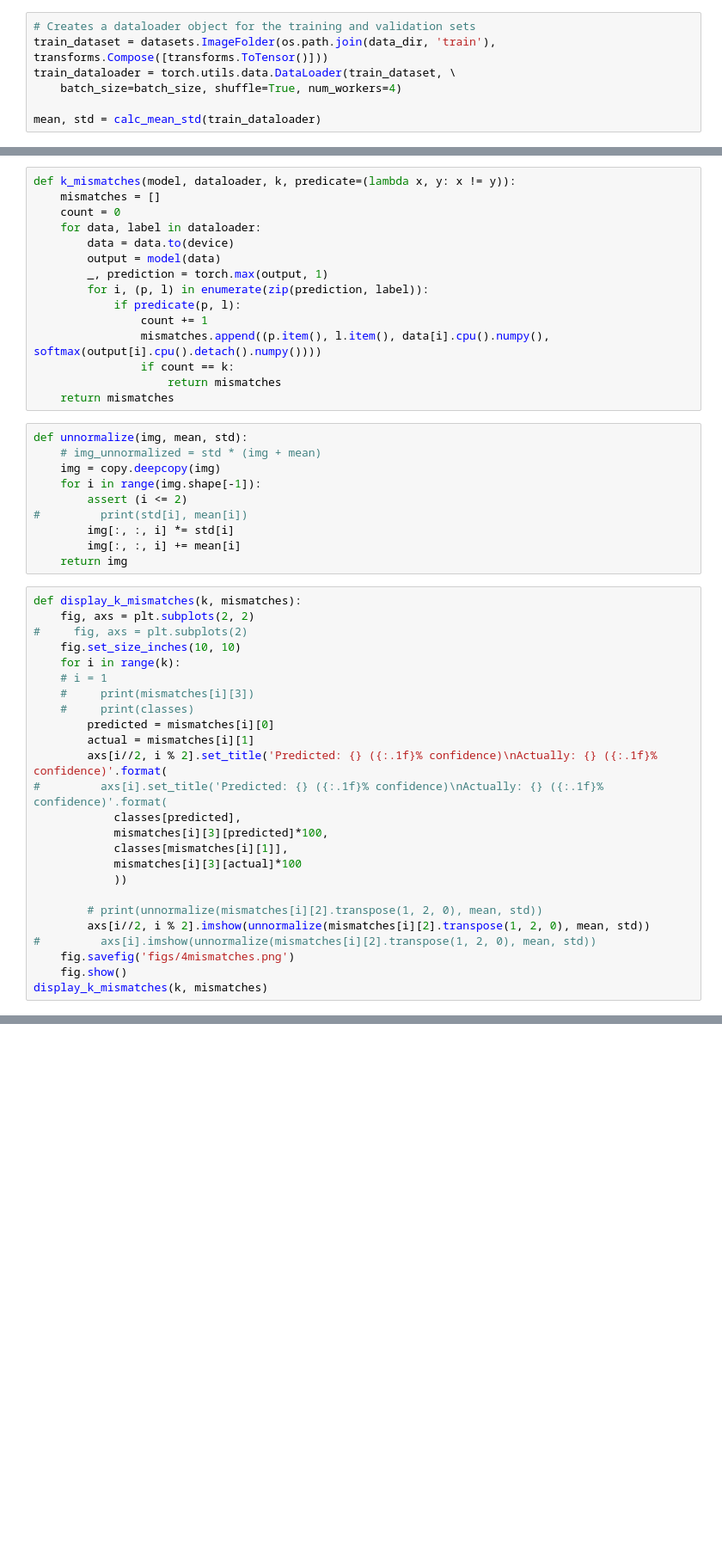
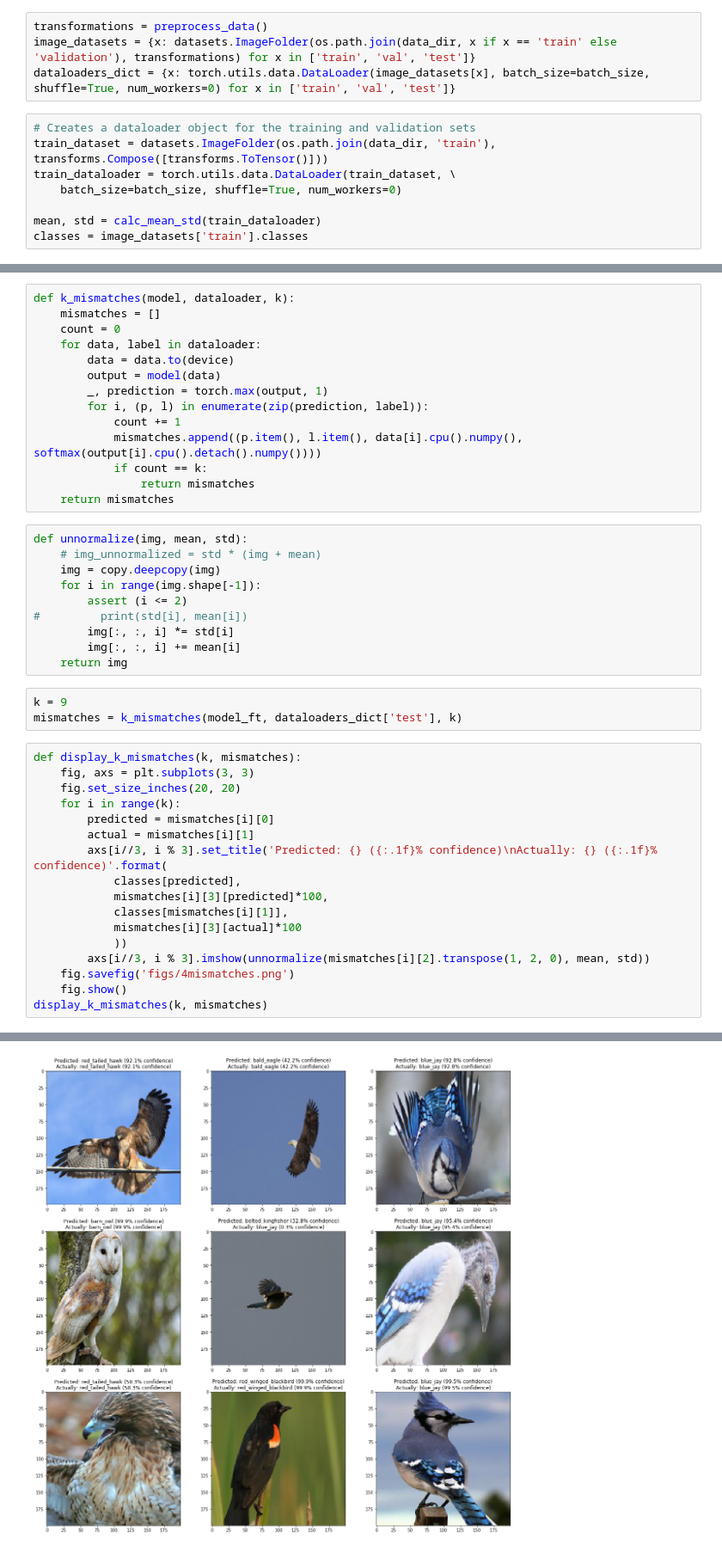
Before and after one commit to JackRNash/Bird-Recognizer-and-Distinguiser, a Jupyter notebook: models/finetuned/demo.ipynb, the cells around one changed output, grey strips where cells are left out. Shown at 86% size. Drawn from its saved outputs; the diff is of its cells as text; blank space fills up the shorter version.

```diff
--- a/models/finetuned/demo.ipynb
+++ b/models/finetuned/demo.ipynb
@@ -19,16 +105,21 @@ model_ft.to(device)
+# %%
+transformations = preprocess_data()
+image_datasets = {x: datasets.ImageFolder(os.path.join(data_dir, x if x == 'train' else 'validation'), transformations) for x in ['train', 'val', 'test']}
+dataloaders_dict = {x: torch.utils.data.DataLoader(image_datasets[x], batch_size=batch_size, shuffle=True, num_workers=0) for x in ['train', 'val', 'test']}
 # %%
 # Creates a dataloader object for the training and validation sets
 train_dataset = datasets.ImageFolder(os.path.join(data_dir, 'train'), transforms.Compose([transforms.ToTensor()]))
 train_dataloader = torch.utils.data.DataLoader(train_dataset, \
-    batch_size=batch_size, shuffle=True, num_workers=4)
+    batch_size=batch_size, shuffle=True, num_workers=0)
 
 mean, std = calc_mean_std(train_dataloader)
+classes = image_datasets['train'].classes
 # %%
 def softmax(x):
     # https://stackoverflow.com/questions/34968722/how-to-implement-the-softmax-function-in-python
     return np.exp(x) / np.sum(np.exp(x), axis=0)
 # %%
-def k_mismatches(model, dataloader, k, predicate=(lambda x, y: x != y)):
+def k_mismatches(model, dataloader, k):
     mismatches = []
     count = 0
     for data, label in dataloader:
@@ -36,11 +127,10 @@ def k_mismatches(model, dataloader, k, predicate=(lambda x, y: x != y)):
         output = model(data)
         _, prediction = torch.max(output, 1)
         for i, (p, l) in enumerate(zip(prediction, label)):
-            if predicate(p, l):
-                count += 1
-                mismatches.append((p.item(), l.item(), data[i].cpu().numpy(), softmax(output[i].cpu().detach().numpy())))
-                if count == k:
-                    return mismatches
+            count += 1
+            mismatches.append((p.item(), l.item(), data[i].cpu().numpy(), softmax(output[i].cpu().detach().numpy())))
+            if count == k:
+                return mismatches
     return mismatches
 # %%
 def unnormalize(img, mean, std):
@@ -52,28 +142,24 @@ def unnormalize(img, mean, std):
         img[:, :, i] *= std[i]
         img[:, :, i] += mean[i]
     return img
+# %%
+k = 9
+mismatches = k_mismatches(model_ft, dataloaders_dict['test'], k)
 # %%
 def display_k_mismatches(k, mismatches):
-    fig, axs = plt.subplots(2, 2)
-#     fig, axs = plt.subplots(2)
-    fig.set_size_inches(10, 10)
+    fig, axs = plt.subplots(3, 3)
+    fig.set_size_inches(20, 20)
     for i in range(k):
-    # i = 1
-    #     print(mismatches[i][3])
-    #     print(classes)
         predicted = mismatches[i][0]
         actual = mismatches[i][1]
-        axs[i//2, i % 2].set_title('Predicted: {} ({:.1f}% confidence)\nActually: {} ({:.1f}% confidence)'.format(
-#         axs[i].set_title('Predicted: {} ({:.1f}% confidence)\nActually: {} ({:.1f}% confidence)'.format(
+        axs[i//3, i % 3].set_title('Predicted: {} ({:.1f}% confidence)\nActually: {} ({:.1f}% confidence)'.format(
             classes[predicted],
             mismatches[i][3][predicted]*100,
             classes[mismatches[i][1]],
             mismatches[i][3][actual]*100
             ))
-
-        # print(unnormalize(mismatches[i][2].transpose(1, 2, 0), mean, std))
-        axs[i//2, i % 2].imshow(unnormalize(mismatches[i][2].transpose(1, 2, 0), mean, std))
-#         axs[i].imshow(unnormalize(mismatches[i][2].transpose(1, 2, 0), mean, std))
+        axs[i//3, i % 3].imshow(unnormalize(mismatches[i][2].transpose(1, 2, 0), mean, std))
     fig.savefig('figs/4mismatches.png')
     fig.show()
 display_k_mismatches(k, mismatches)
+# %% [output]
@@ -79,0 +171 @@ display_k_mismatches(k, mismatches)
+[figure, added]
```
Also changed, not shown: parts of 5 cells of this notebook, 1 other file.
